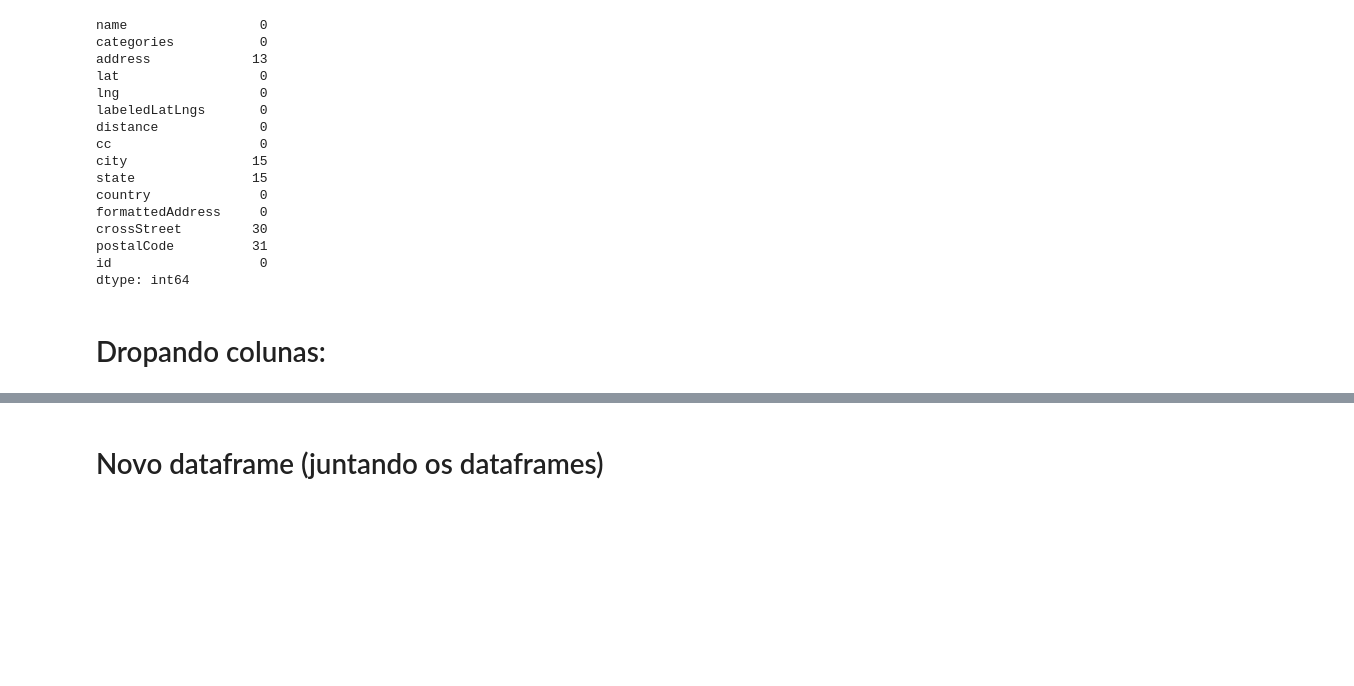
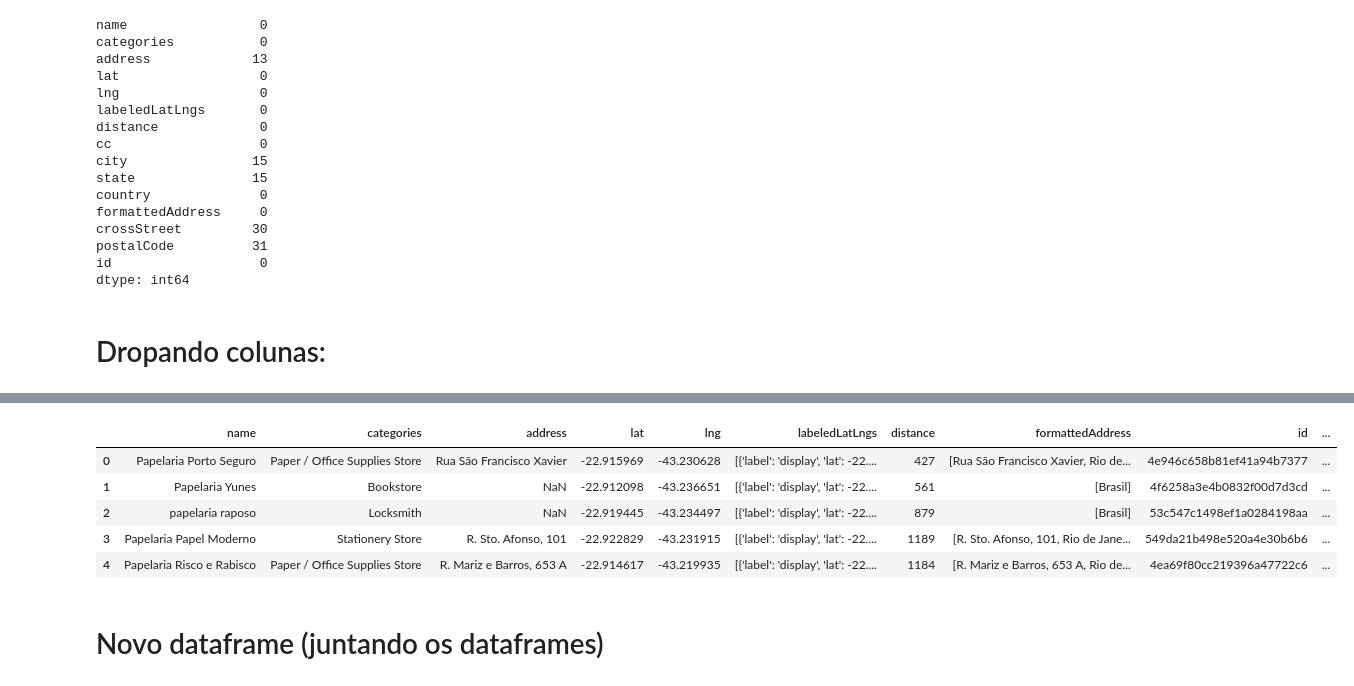
Before and after one commit to SamiraHabib/Coursera_Capstone, a Jupyter notebook: Coursera_Capstone.ipynb, the cells around one changed output, grey strips where cells are left out. Cells and saved outputs as stored; diff of their text form; code cells hidden in the pictures; blank space fills up the shorter version.

```diff
--- a/Coursera_Capstone.ipynb
+++ b/Coursera_Capstone.ipynb
@@ -519,4 +543,13 @@ Index(['name', 'categories', 'address', 'lat', 'lng', 'labeledLatLngs',
       dtype='object')
+# %%
+df_paper_filtro.head()
+# %% [output]
+|  | name | categories | address | lat | lng | labeledLatLngs | distance | formattedAddress | id | ... |
+| 0 | Papelaria Porto Seguro | Paper / Office Supplies Store | Rua São Francisco Xavier | -22.915969 | -43.230628 | [{'label': 'display', 'lat': -22.... | 427 | [Rua São Francisco Xavier, Rio de... | 4e946c658b81ef41a94b7377 | ... |
+| 1 | Papelaria Yunes | Bookstore | NaN | -22.912098 | -43.236651 | [{'label': 'display', 'lat': -22.... | 561 | [Brasil] | 4f6258a3e4b0832f00d7d3cd | ... |
+| 2 | papelaria raposo | Locksmith | NaN | -22.919445 | -43.234497 | [{'label': 'display', 'lat': -22.... | 879 | [Brasil] | 53c547c1498ef1a0284198aa | ... |
+| 3 | Papelaria Papel Moderno | Stationery Store | R. Sto. Afonso, 101 | -22.922829 | -43.231915 | [{'label': 'display', 'lat': -22.... | 1189 | [R. Sto. Afonso, 101, Rio de Jane... | 549da21b498e520a4e30b6b6 | ... |
+| 4 | Papelaria Risco e Rabisco | Paper / Office Supplies Store | R. Mariz e Barros, 653 A | -22.914617 | -43.219935 | [{'label': 'display', 'lat': -22.... | 1184 | [R. Mariz e Barros, 653 A, Rio de... | 4ea69f80cc219396a47722c6 | ... |
 # %% [markdown]
 # Novo  dataframe (juntando os dataframes) #
 # %%
```
Also changed, not shown: parts of 37 cells of this notebook.
